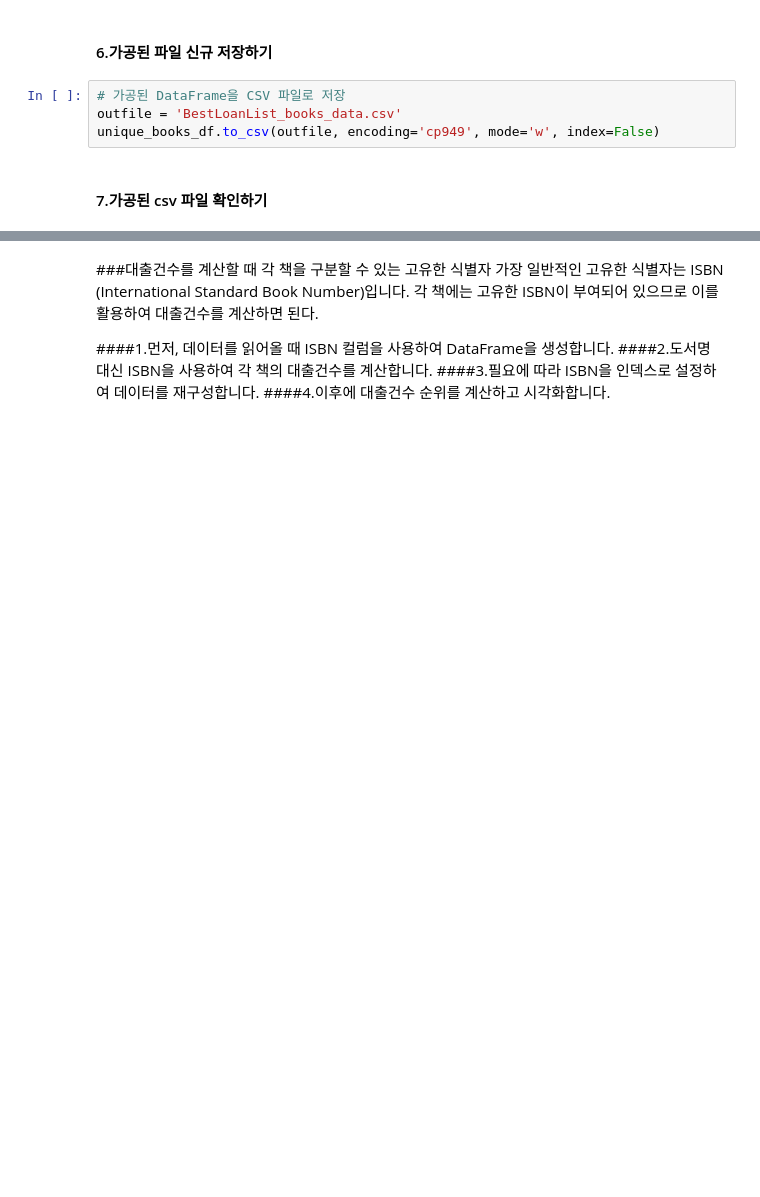
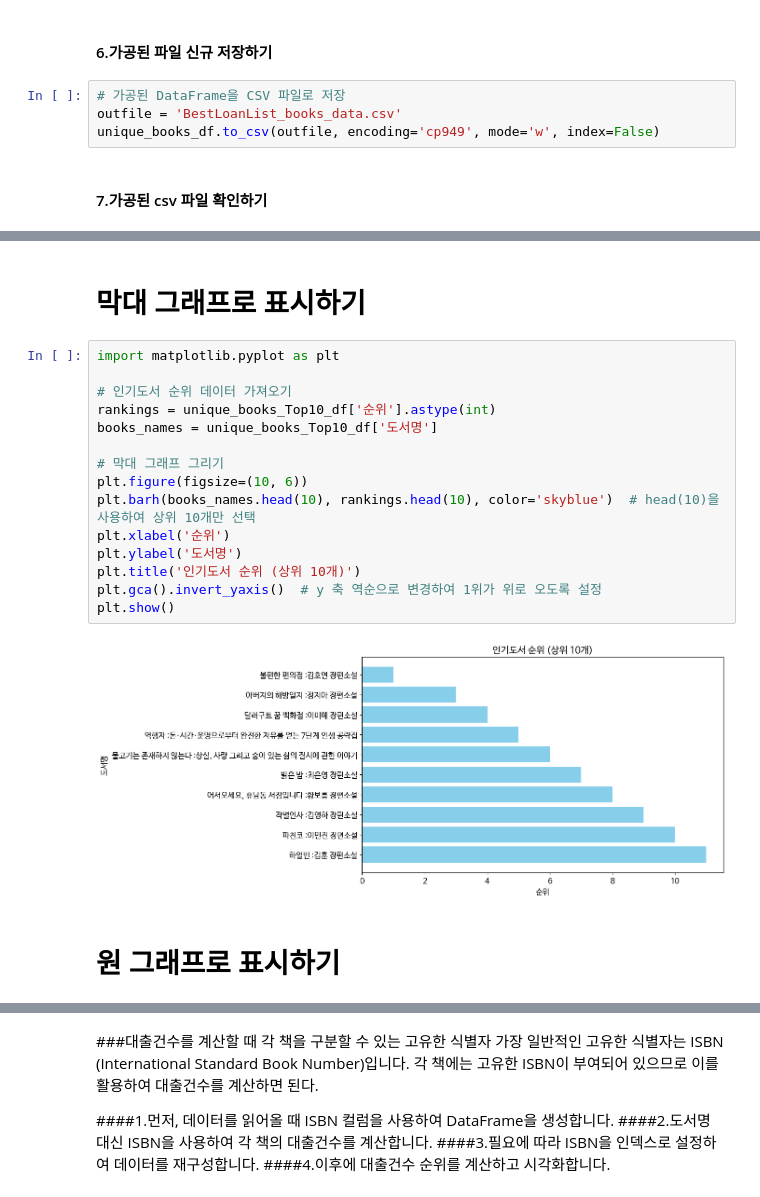
Before and after one commit to ellieyakim0829/dataAnalysis, a Jupyter notebook: 2_미니프로젝트_데이터분석_OpenAPI_xml_실습_20240501.ipynb, the cells around one changed output, grey strips where cells are left out. Drawn from its saved outputs; the diff is of its cells as text; blank space fills up the shorter version.

```diff
--- a/2_미니프로젝트_데이터분석_OpenAPI_xml_실습_20240501.ipynb
+++ b/2_미니프로젝트_데이터분석_OpenAPI_xml_실습_20240501.ipynb
@@ -420,0 +385,21 @@ books_df.head(3)
+# %% [markdown]
+# 막대 그래프로 표시하기
+# %%
+import matplotlib.pyplot as plt
+
+# 인기도서 순위 데이터 가져오기
+rankings = unique_books_Top10_df['순위'].astype(int)
+books_names = unique_books_Top10_df['도서명']
+
+# 막대 그래프 그리기
+plt.figure(figsize=(10, 6))
+plt.barh(books_names.head(10), rankings.head(10), color='skyblue')  # head(10)을 사용하여 상위 10개만 선택
+plt.xlabel('순위')
+plt.ylabel('도서명')
+plt.title('인기도서 순위 (상위 10개)')
+plt.gca().invert_yaxis()  # y 축 역순으로 변경하여 1위가 위로 오도록 설정
+plt.show()
+# %% [output]
+[figure, added]
+# %% [markdown]
+# 원 그래프로 표시하기
```
Also changed, not shown: parts of 11 cells of this notebook.
